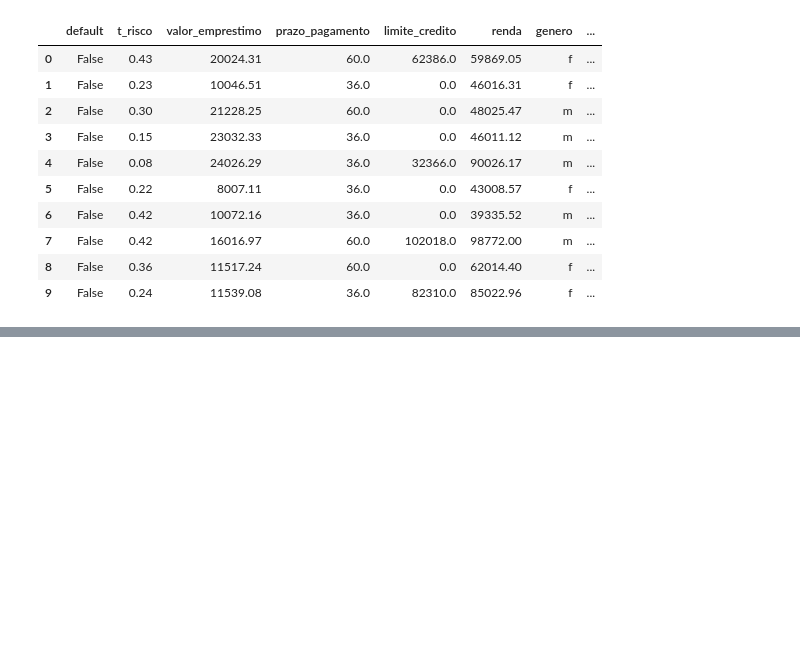
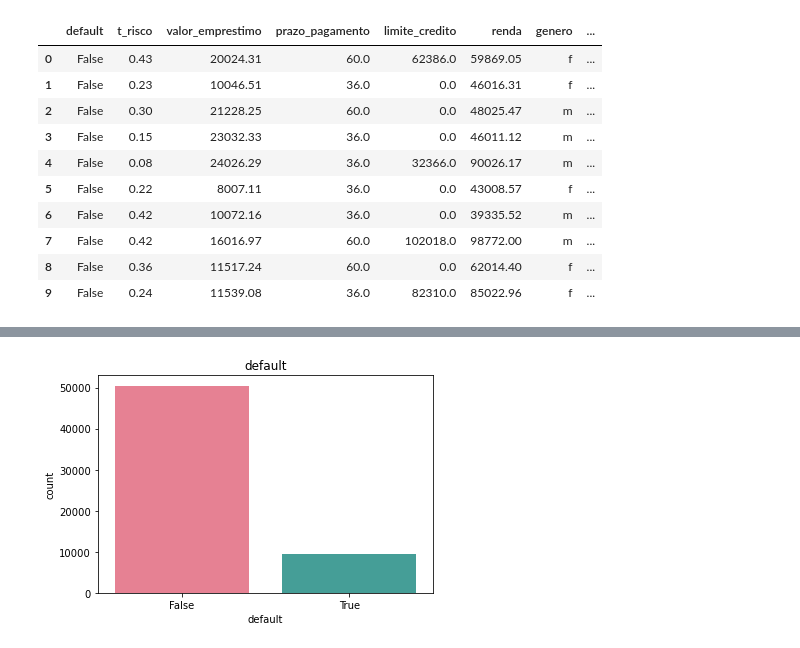
Before and after one commit to ramosrafaela/analise-descritiva-risco_credito, a Jupyter notebook: analise_descritiva_risco_credito.ipynb, the cells around one changed output, grey strips where cells are left out. Saved outputs shown, nothing was run; the diff lists cells and outputs as text; code cells hidden in the pictures; blank space fills up the shorter version.

```diff
--- a/analise_descritiva_risco_credito.ipynb
+++ b/analise_descritiva_risco_credito.ipynb
@@ -298,0 +221,4 @@ sns.pairplot(data=va_correlacao, hue="genero")
+# %%
+# para as variaveis qualitativas vamos substituir pela moda.
+df['genero'] = df['genero'].fillna(df['genero'].mode()[0])
+df['perfil_facebook'] = df['perfil_facebook'].fillna(df['perfil_facebook'].mode()[0])
@@ -298,0 +258,4 @@ sns.pairplot(data=va_correlacao, hue="genero")
+# %%
+va_qualitativa = ['object', 'bool']
+qualitativas = list(df.select_dtypes(include=va_qualitativa).columns)
+qualitativas
@@ -298,0 +264,3 @@ sns.pairplot(data=va_correlacao, hue="genero")
+# %%
+df_qualitativas = df[qualitativas]
+df_qualitativas.head()
@@ -298,0 +274,6 @@ sns.pairplot(data=va_correlacao, hue="genero")
+# %%
+#sns.countplot(df['genero'], palette='magma').set_title('genero')
+sns.countplot(x=df_qualitativas['default'], palette = 'husl').set_title('default')
+plt.show()
+# %% [output]
+[figure, added]
```
Also changed, not shown: parts of 46 cells of this notebook.
